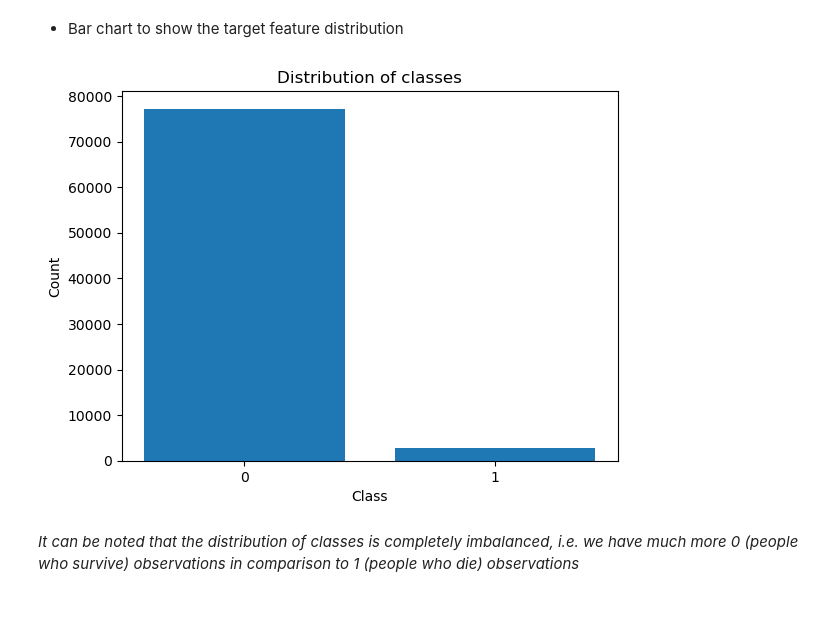
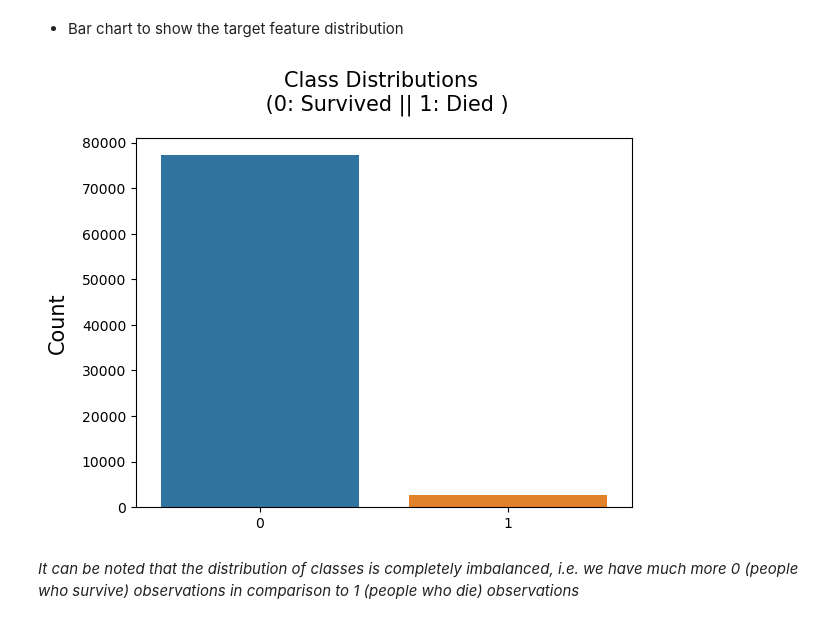
Before and after one commit to Maxime-Jauroyon/Univ-To-be-or-not-to-be, a Jupyter notebook: To-Be.ipynb, the cells around one changed output. Saved outputs shown, nothing was run; the diff lists cells and outputs as text; code cells hidden in the pictures.

```diff
--- a/To-Be.ipynb
+++ b/To-Be.ipynb
@@ -263,15 +263,13 @@ dtype: float64
 ### Code: Produce the following graphs
 # %% [markdown]
 * Bar chart to show the target feature distribution
-# %%
-plt.bar(ys.value_counts().index, ys.value_counts().values)
-plt.title("Distribution of classes")
-plt.xlabel("Class")
-plt.ylabel("Count")
-plt.xticks(ys.value_counts().index)
-plt.show()
-# %% [output]
-[figure, removed]
+# %%
+sns.countplot(x=ys)
+plt.title('Class Distributions \n (0: Survived || 1: Died )', fontsize=15, pad=20)
+plt.ylabel('Count', fontsize=15, labelpad=10)
+plt.show()
+# %% [output]
+[figure, added]
 # %% [markdown]
 *It can be noted that the distribution of classes is completely imbalanced, i.e. we have much more 0 (people who survive) observations in comparison to 1 (people who die) observations*
 # %% [markdown]
```
Also changed, not shown: parts of 8 cells of this notebook.
